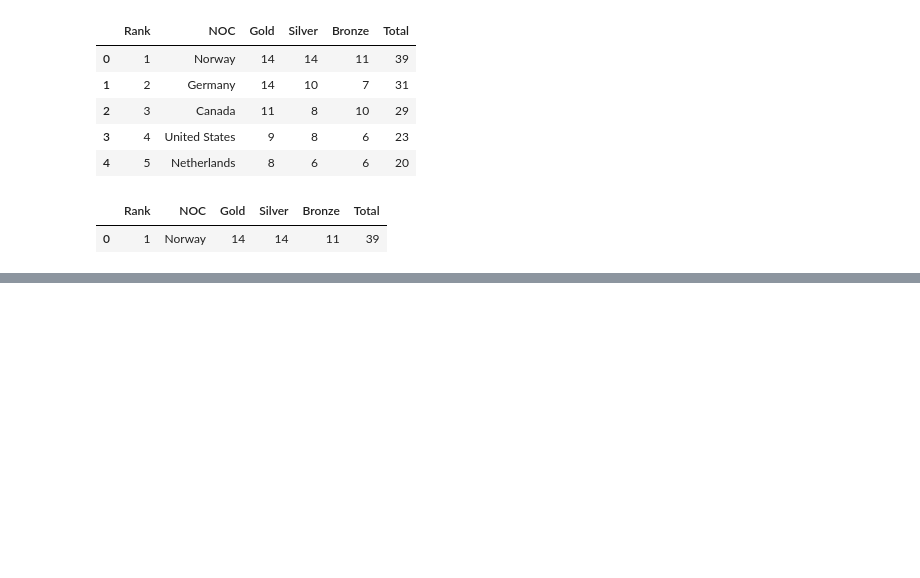
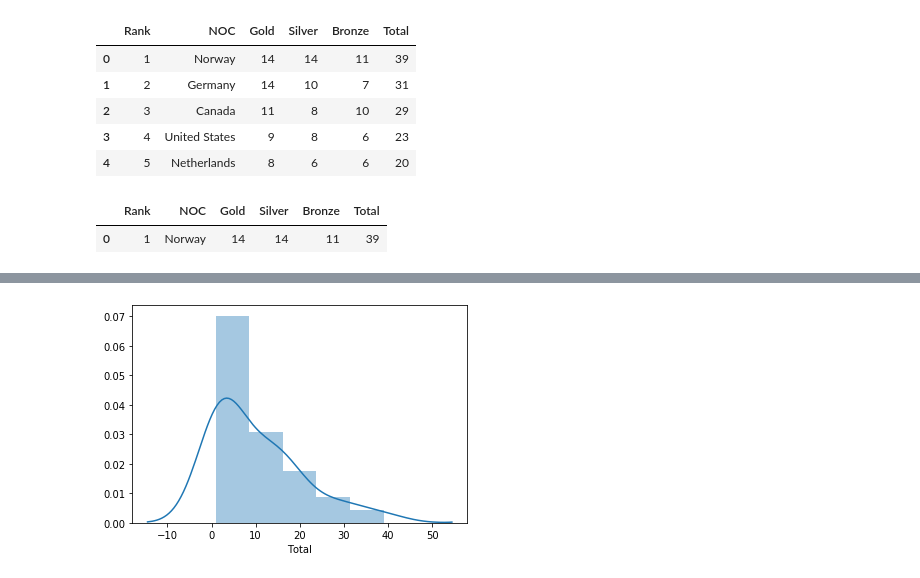
Before and after one commit to meda-cyber/Python_for_Data, a Jupyter notebook: Python for data with A-Z/DataFrame/DataFrame.ipynb, the cells around one changed output, grey strips where cells are left out. Drawn from its saved outputs; the diff is of its cells as text; code cells hidden in the pictures; blank space fills up the shorter version.

```diff
--- a/Python for data with A-Z/DataFrame Folder/DataFrame.ipynb
+++ b/Python for data with A-Z/DataFrame/DataFrame.ipynb
@@ -580,0 +640,7 @@ stat[stat.NOC == "Norway"]
+# %%
+import matplotlib.pyplot as plt
+import seaborn as sns
+plt.rcParams["figure.figsize"]= 8,4
+%matplotlib inline
+import warnings
+warnings.filterwarnings("ignore")
@@ -580,0 +656,5 @@ stat[stat.NOC == "Norway"]
+# %%
+# Distribution
+vis1 = sns.distplot(stat["Total"])
+# %% [output]
+[figure, added]
```
Also changed, not shown: parts of 21 cells of this notebook, 9 other files.
